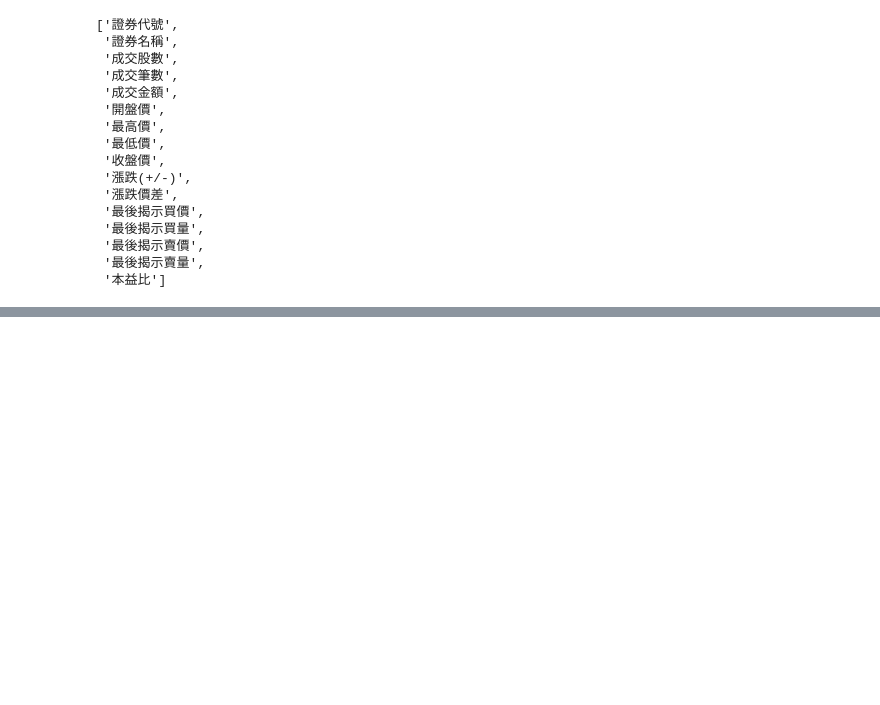
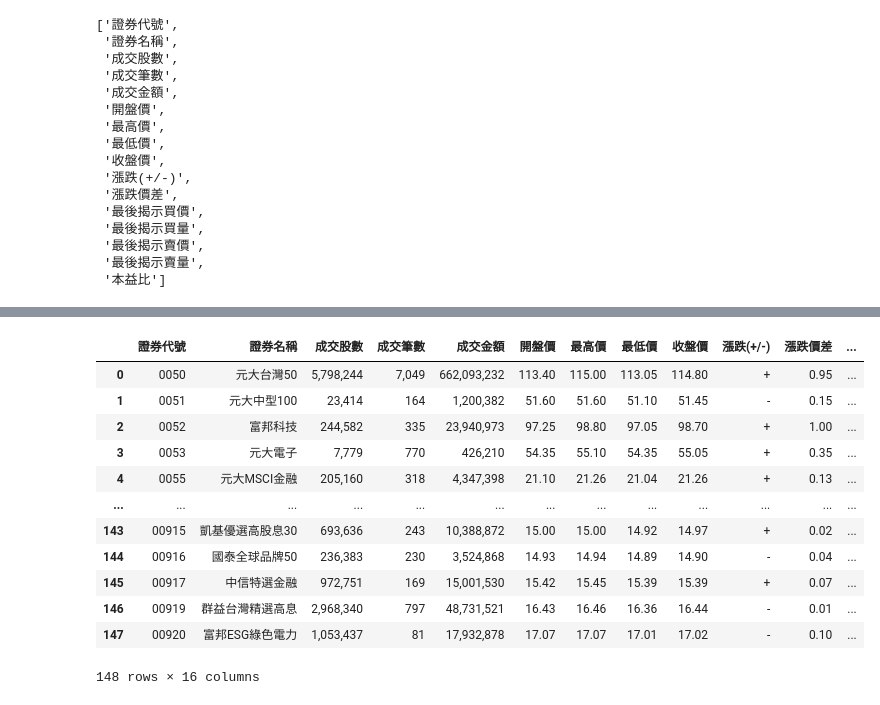
Before and after one commit to davgo0103/Financial-data-analysis, a Jupyter notebook: 11-30.ipynb, the cells around one changed output, grey strips where cells are left out. Cells and saved outputs as stored; diff of their text form; code cells hidden in the pictures; blank space fills up the shorter version.

```diff
--- a/11-30.ipynb
+++ b/11-30.ipynb
@@ -131,0 +134,18 @@ tbody_list[0]
+# %%
+shareprice_df = pandas.DataFrame(data = tbody_list,columns=thead_list)
+# %%
+shareprice_df
+# %% [output]
+|  | 證券代號 | 證券名稱 | 成交股數 | 成交筆數 | 成交金額 | 開盤價 | 最高價 | 最低價 | 收盤價 | 漲跌(+/-) | 漲跌價差 | ... |
+| 0 | 0050 | 元大台灣50 | 5,798,244 | 7,049 | 662,093,232 | 113.40 | 115.00 | 113.05 | 114.80 | + | 0.95 | ... |
+| 1 | 0051 | 元大中型100 | 23,414 | 164 | 1,200,382 | 51.60 | 51.60 | 51.10 | 51.45 | - | 0.15 | ... |
+| 2 | 0052 | 富邦科技 | 244,582 | 335 | 23,940,973 | 97.25 | 98.80 | 97.05 | 98.70 | + | 1.00 | ... |
+| 3 | 0053 | 元大電子 | 7,779 | 770 | 426,210 | 54.35 | 55.10 | 54.35 | 55.05 | + | 0.35 | ... |
+| 4 | 0055 | 元大MSCI金融 | 205,160 | 318 | 4,347,398 | 21.10 | 21.26 | 21.04 | 21.26 | + | 0.13 | ... |
+| ... | ... | ... | ... | ... | ... | ... | ... | ... | ... | ... | ... | ... |
+| 143 | 00915 | 凱基優選高股息30 | 693,636 | 243 | 10,388,872 | 15.00 | 15.00 | 14.92 | 14.97 | + | 0.02 | ... |
+| 144 | 00916 | 國泰全球品牌50 | 236,383 | 230 | 3,524,868 | 14.93 | 14.94 | 14.89 | 14.90 | - | 0.04 | ... |
+| 145 | 00917 | 中信特選金融 | 972,751 | 169 | 15,001,530 | 15.42 | 15.45 | 15.39 | 15.39 | + | 0.07 | ... |
+| 146 | 00919 | 群益台灣精選高息 | 2,968,340 | 797 | 48,731,521 | 16.43 | 16.46 | 16.36 | 16.44 | - | 0.01 | ... |
+| 147 | 00920 | 富邦ESG綠色電力 | 1,053,437 | 81 | 17,932,878 | 17.07 | 17.07 | 17.01 | 17.02 | - | 0.10 | ... |
+148 rows × 16 columns
```
Also changed, not shown: parts of 10 cells of this notebook.
